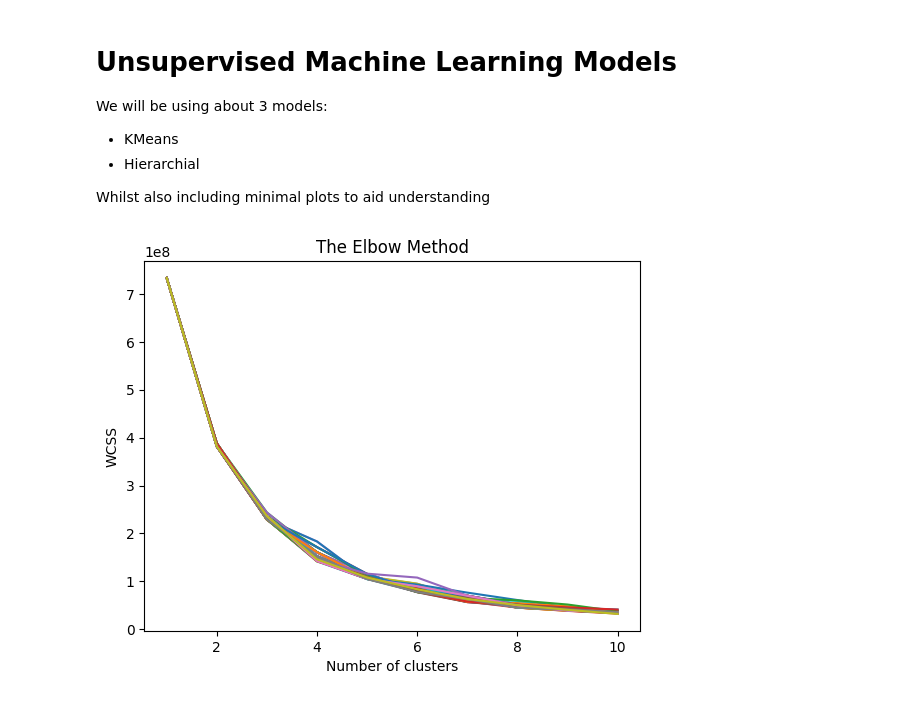
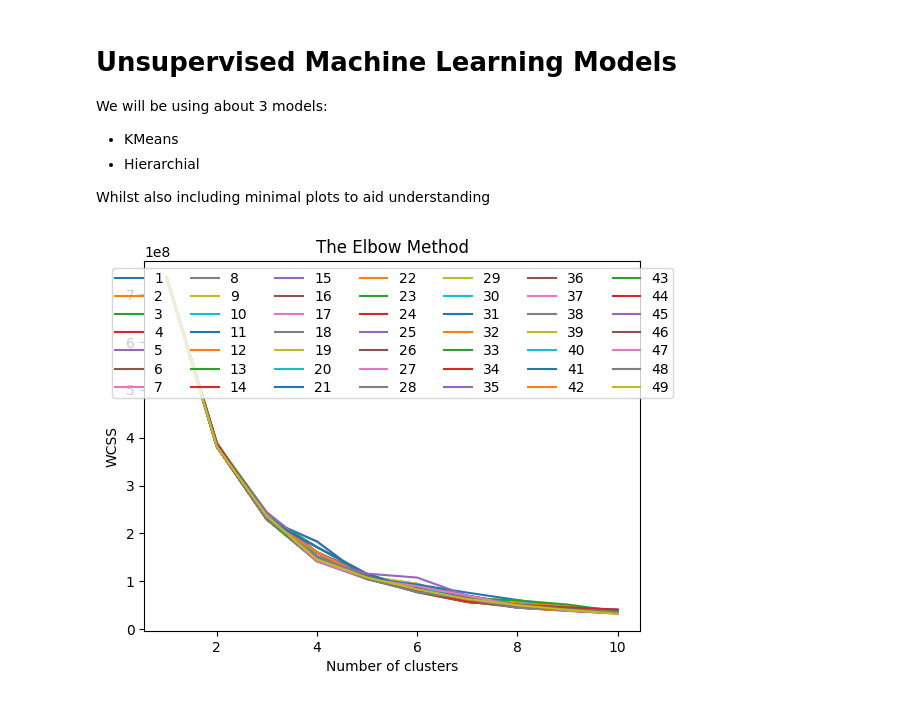
Before and after one commit to Supermjork/K-Kustomer-Klusters, a Jupyter notebook: notebook/cashier.ipynb, the cells around one changed output. Saved outputs shown, nothing was run; the diff lists cells and outputs as text; code cells hidden in the pictures.

Commit message:
VISUALISATION TO THE RESCUE

```diff
--- a/notebook/cashier.ipynb
+++ b/notebook/cashier.ipynb
@@ -281,32 +281,33 @@ cluster_cols = retail_dat.iloc[:, col_idx].values
 # Plotting "Elbow-Graph"
 # Within-Cluster-Sum-of-Squares
 # (Sum of squares of distance
 # of each data point in all clusters
 # to their respective centroids)
 wcss = []
 
 for rand_stat in range(1, 50):
     for num_clust in range(1, 11):
         # Initalising Kmeans
         # - n_clusters: varies according to loop
         # - ‘k-means++’: selects initial cluster centroids
         #                using sampling based on an
         #                empirical probability distribution
         #                of the points
         # As a consqeuence:
         # - n_init: 1
         #           if init was another (i.e. random)
         #           n_init would've been best defaulted at 10
         # - random state: deterministic (we know the outcome) randomness
         kmeans = KMeans(n_clusters = num_clust, init = 'k-means++', random_state = rand_stat, n_init = 1)
         kmeans.fit(cluster_cols)
         wcss.append(kmeans.inertia_)
 
-    plt.plot(range(1, 11), wcss)
+    plt.plot(range(1, 11), wcss, label = rand_stat)
+    plt.legend(loc="upper center", ncols = 7, borderpad = 0.25, labelspacing = 0.3)
     wcss.clear()
 plt.title('The Elbow Method')
 plt.xlabel('Number of clusters')
 plt.ylabel('WCSS')
 plt.show()
 # %% [output]
-[figure, old version]
+[figure, new version]
```
